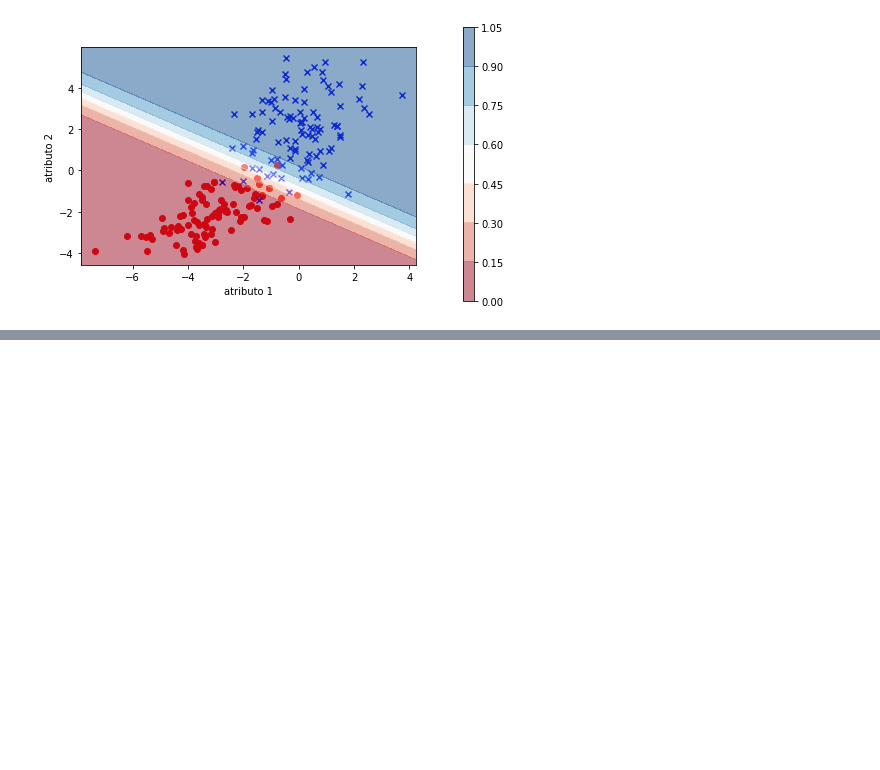
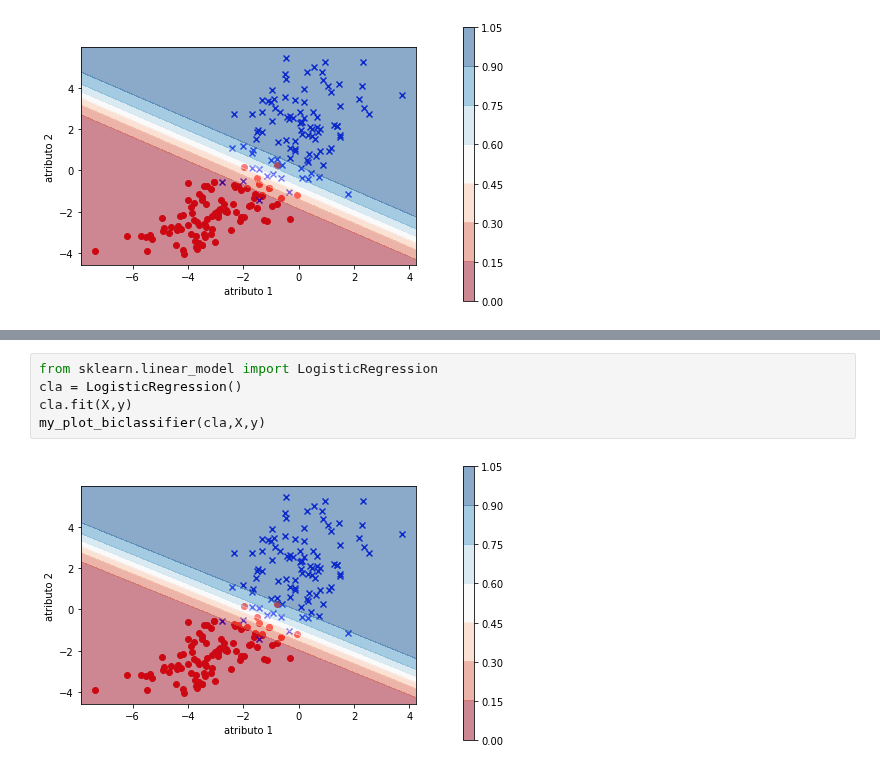
Before and after one commit to amalvarezme/AnaliticaDatos, a Jupyter notebook: 3_Clasificacion/3_ConceptosClasificadorBayes.ipynb, the cells around one changed output, grey strips where cells are left out. Drawn from its saved outputs; the diff is of its cells as text; blank space fills up the shorter version.

```diff
--- a/3_Clasificacion/3_ConceptosClasificadorBayes.ipynb
+++ b/3_Clasificacion/3_ConceptosClasificadorBayes.ipynb
@@ -379,0 +277,7 @@ pb.shape
+# %%
+from sklearn.linear_model import LogisticRegression
+cla = LogisticRegression()
+cla.fit(X,y)
+my_plot_biclassifier(cla,X,y)
+# %% [output]
+[figure, added]
```
Also changed, not shown: parts of 18 cells of this notebook.
